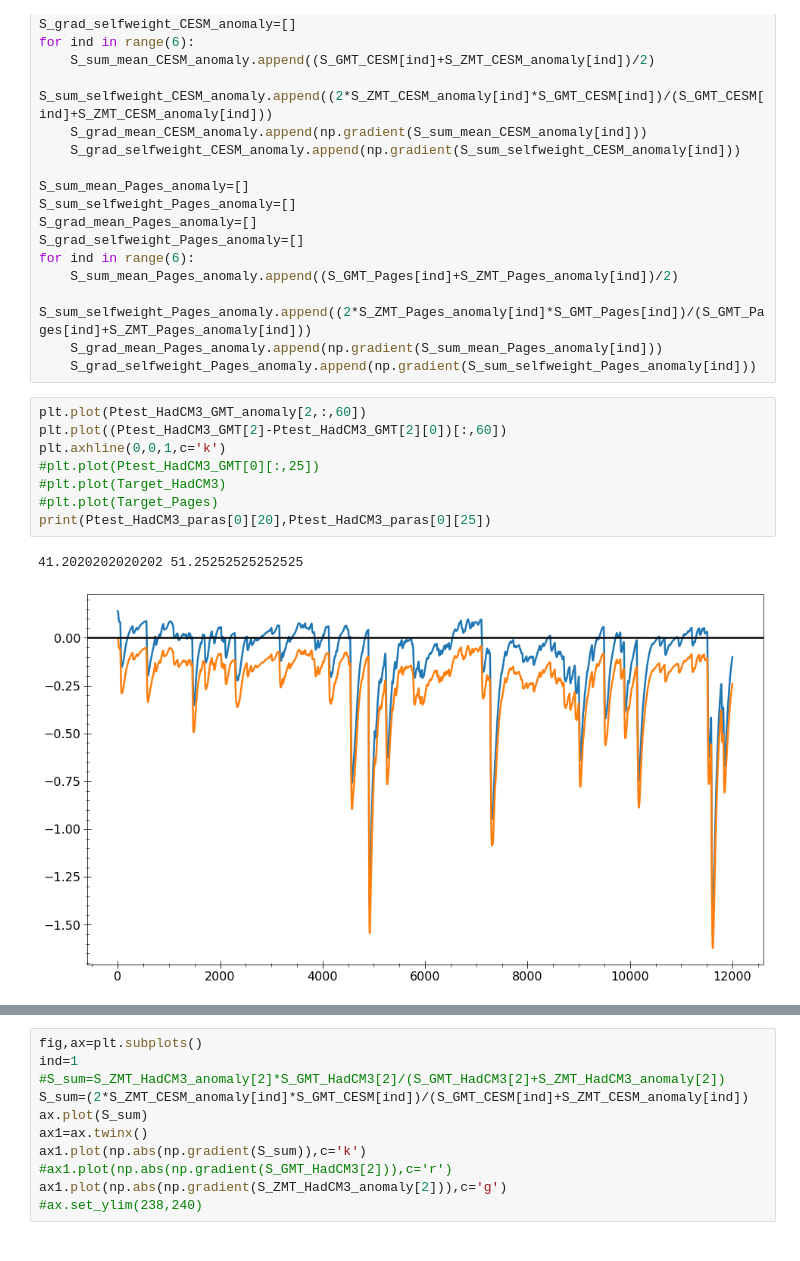
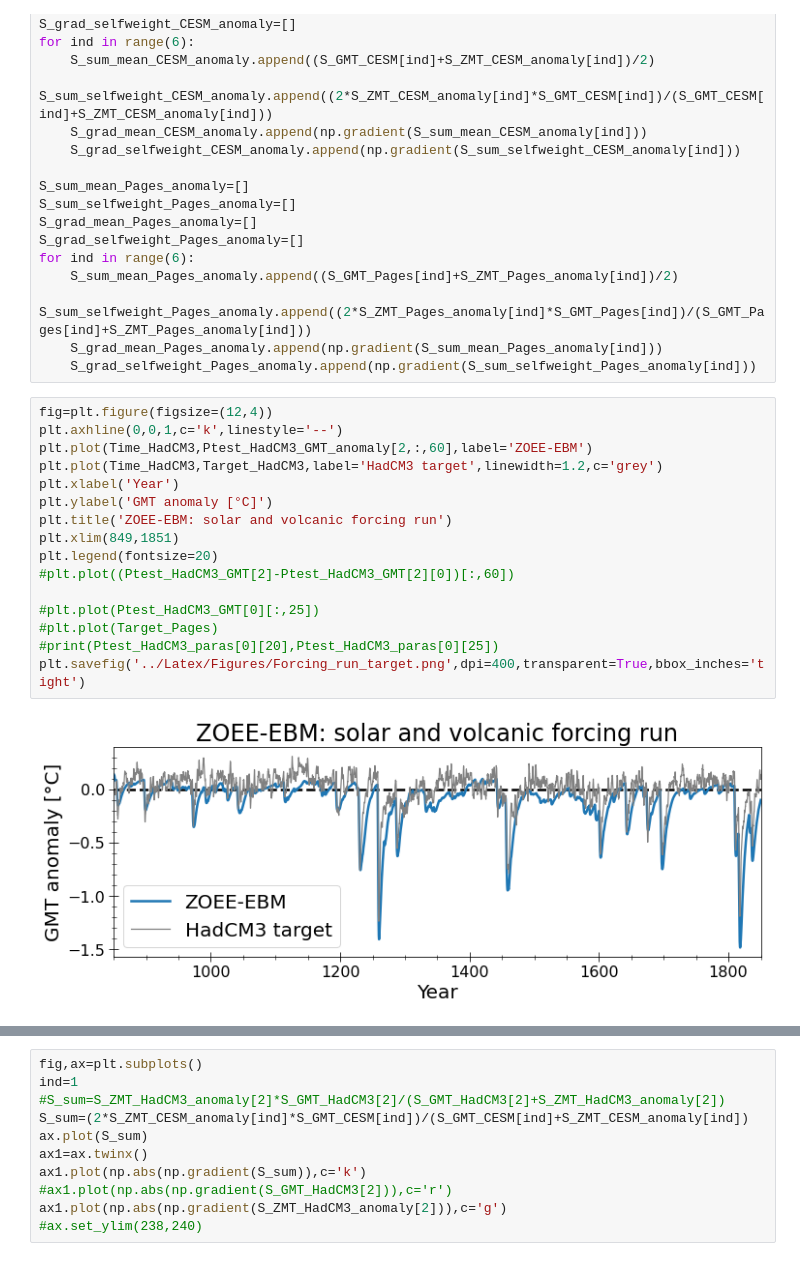
Before and after one commit to BenniSchmiedel/ZOEE, a Jupyter notebook: Plotting.ipynb, the cells around one changed output, grey strips where cells are left out. Cells and saved outputs as stored; diff of their text form.

```diff
--- a/Plotting.ipynb
+++ b/Plotting.ipynb
@@ -304,17 +308,24 @@ for ind in range(6):
     S_sum_selfweight_Pages_anomaly.append((2*S_ZMT_Pages_anomaly[ind]*S_GMT_Pages[ind])/(S_GMT_Pages[ind]+S_ZMT_Pages_anomaly[ind]))
     S_grad_mean_Pages_anomaly.append(np.gradient(S_sum_mean_Pages_anomaly[ind]))
     S_grad_selfweight_Pages_anomaly.append(np.gradient(S_sum_selfweight_Pages_anomaly[ind]))
-# %%
-plt.plot(Ptest_HadCM3_GMT_anomaly[2,:,60])
-plt.plot((Ptest_HadCM3_GMT[2]-Ptest_HadCM3_GMT[2][0])[:,60])
-plt.axhline(0,0,1,c='k')
-#plt.plot(Ptest_HadCM3_GMT[0][:,25])
-#plt.plot(Target_HadCM3)
-#plt.plot(Target_Pages)
-print(Ptest_HadCM3_paras[0][20],Ptest_HadCM3_paras[0][25])
-# %% [output]
-41.2020202020202 51.25252525252525
-[figure, removed]
+# %%
+fig=plt.figure(figsize=(12,4))
+plt.axhline(0,0,1,c='k',linestyle='--')
+plt.plot(Time_HadCM3,Ptest_HadCM3_GMT_anomaly[2,:,60],label='ZOEE-EBM')
+plt.plot(Time_HadCM3,Target_HadCM3,label='HadCM3 target',linewidth=1.2,c='grey')
+plt.xlabel('Year')
+plt.ylabel('GMT anomaly [°C]')
+plt.title('ZOEE-EBM: solar and volcanic forcing run')
+plt.xlim(849,1851)
+plt.legend(fontsize=20)
+#plt.plot((Ptest_HadCM3_GMT[2]-Ptest_HadCM3_GMT[2][0])[:,60])
+
+#plt.plot(Ptest_HadCM3_GMT[0][:,25])
+#plt.plot(Target_Pages)
+#print(Ptest_HadCM3_paras[0][20],Ptest_HadCM3_paras[0][25])
+plt.savefig('../Latex/Figures/Forcing_run_target.png',dpi=400,transparent=True,bbox_inches='tight')
+# %% [output]
+[figure, added]
 # %%
 fig,ax=plt.subplots(6,5,figsize=(30,12))
 
```
Also changed, not shown: parts of 8 cells of this notebook, 17 other files.
